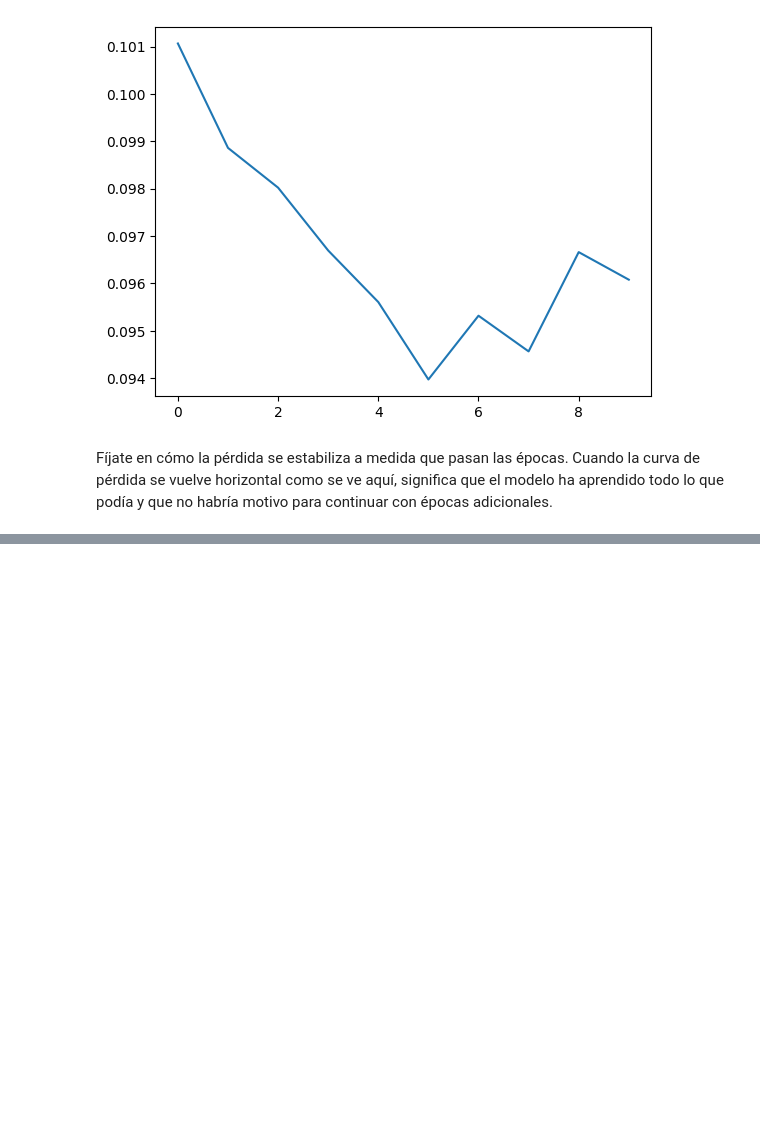
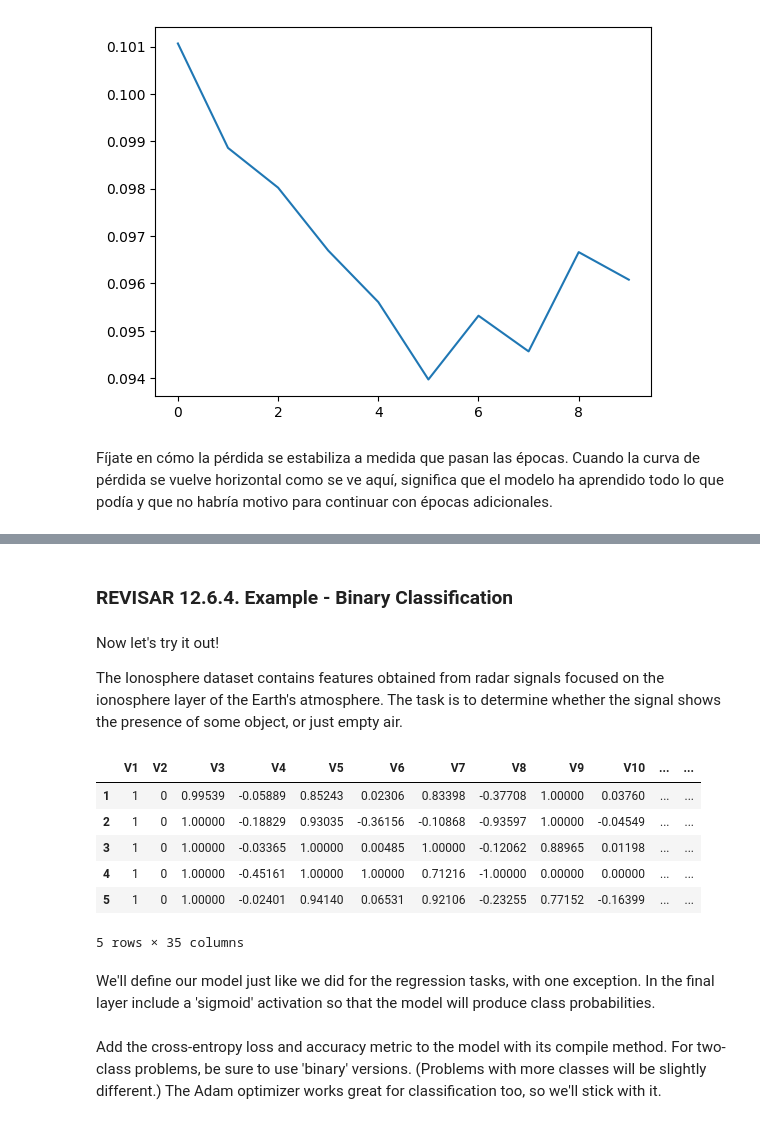
Before and after one commit to Kur0n3-112/CuadernosJupyterlab, a Jupyter notebook: kaggle/12_IntroToDeepLearning.ipynb, the cells around one changed output, grey strips where cells are left out. Saved outputs shown, nothing was run; the diff lists cells and outputs as text; code cells hidden in the pictures; blank space fills up the shorter version.

```diff
--- a/kaggle/12_IntroToDeepLearning.ipynb
+++ b/kaggle/12_IntroToDeepLearning.ipynb
@@ -261,0 +578,41 @@ Fíjate en cómo la pérdida se estabiliza a medida que pasan las épocas. Cuand
+# %% [markdown]
+### REVISAR **12.6.4. Example - Binary Classification**
+# %% [markdown]
+Now let's try it out!
+
+The Ionosphere dataset contains features obtained from radar signals focused on the ionosphere layer of the Earth's atmosphere. The task is to determine whether the signal shows the presence of some object, or just empty air.
+# %%
+import pandas as pd
+from IPython.display import display
+
+ion = pd.read_csv('./ion.csv', index_col=0)
+display(ion.head())
+
+df = ion.copy()
+df['Class'] = df['Class'].map({'good': 0, 'bad': 1})
+
+df_train = df.sample(frac=0.7, random_state=0)
+df_valid = df.drop(df_train.index)
+
+max_ = df_train.max(axis=0)
+min_ = df_train.min(axis=0)
+
+df_train = (df_train - min_) / (max_ - min_)
+df_valid = (df_valid - min_) / (max_ - min_)
+df_train.dropna(axis=1, inplace=True) # drop the empty feature in column 2
+df_valid.dropna(axis=1, inplace=True)
+
+X_train = df_train.drop('Class', axis=1)
+X_valid = df_valid.drop('Class', axis=1)
+y_train = df_train['Class']
+y_valid = df_valid['Class']
+# %% [output]
+|  | V1 | V2 | V3 | V4 | V5 | V6 | V7 | V8 | V9 | V10 | ... | ... |
+| 1 | 1 | 0 | 0.99539 | -0.05889 | 0.85243 | 0.02306 | 0.83398 | -0.37708 | 1.00000 | 0.03760 | ... | ... |
+| 2 | 1 | 0 | 1.00000 | -0.18829 | 0.93035 | -0.36156 | -0.10868 | -0.93597 | 1.00000 | -0.04549 | ... | ... |
+| 3 | 1 | 0 | 1.00000 | -0.03365 | 1.00000 | 0.00485 | 1.00000 | -0.12062 | 0.88965 | 0.01198 | ... | ... |
+| 4 | 1 | 0 | 1.00000 | -0.45161 | 1.00000 | 1.00000 | 0.71216 | -1.00000 | 0.00000 | 0.00000 | ... | ... |
+| 5 | 1 | 0 | 1.00000 | -0.02401 | 0.94140 | 0.06531 | 0.92106 | -0.23255 | 0.77152 | -0.16399 | ... | ... |
+5 rows × 35 columns
+# %% [markdown]
+We'll define our model just like we did for the regression tasks, with one exception. In the final layer include a 'sigmoid' activation so that the model will produce class probabilities.
@@ -261,0 +628,2 @@ Fíjate en cómo la pérdida se estabiliza a medida que pasan las épocas. Cuand
+# %% [markdown]
+Add the cross-entropy loss and accuracy metric to the model with its compile method. For two-class problems, be sure to use 'binary' versions. (Problems with more classes will be slightly different.) The Adam optimizer works great for classification too, so we'll stick with it.
```
Also changed, not shown: parts of 46 cells of this notebook, 10 other files.
